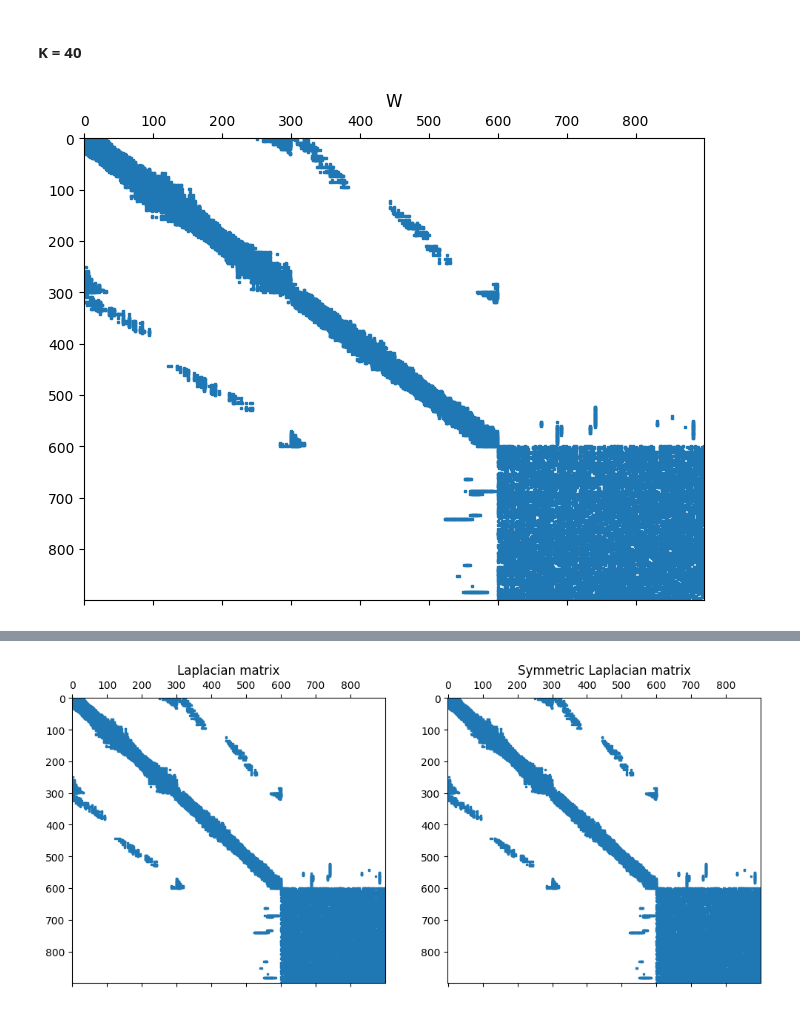
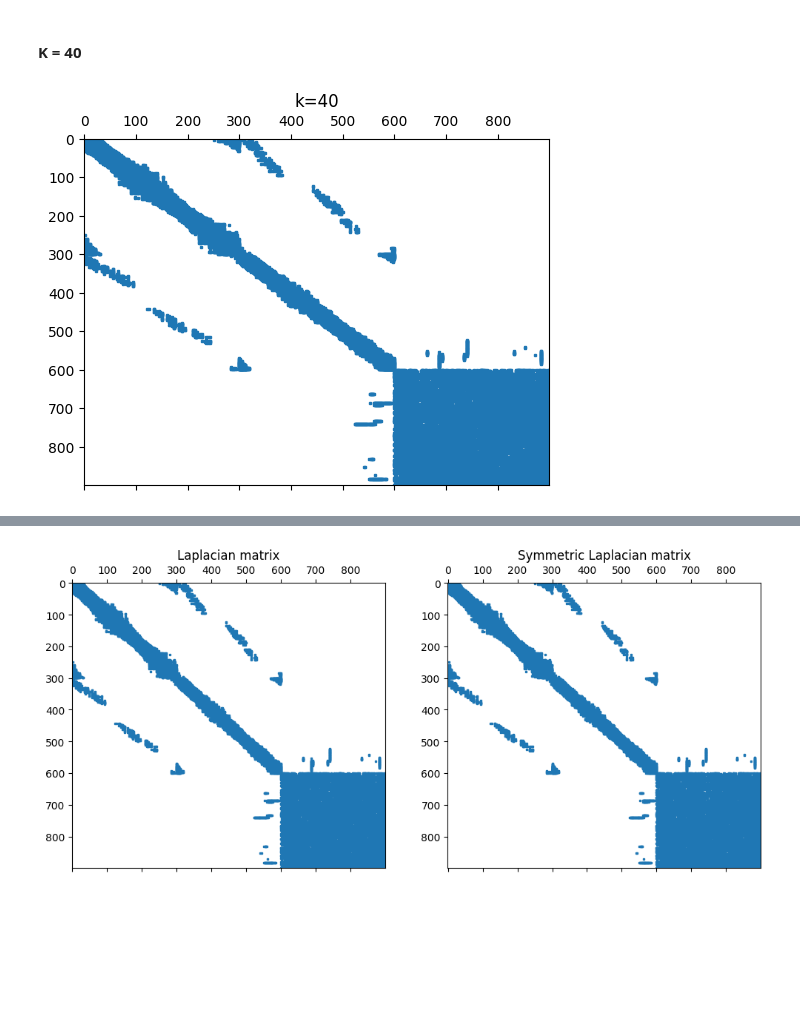
Before and after one commit to chiaramaretto/CA-Homework2, a Jupyter notebook: Maretto_Gosmar_HWSC.ipynb, the cells around one changed output, grey strips where cells are left out. Drawn from its saved outputs; the diff is of its cells as text; code cells hidden in the pictures; blank space fills up the shorter version.

```diff
--- a/Maretto_Gosmar_HWSC.ipynb
+++ b/Maretto_Gosmar_HWSC.ipynb
@@ -47,16 +51,14 @@ Define the similarity function:
 $$
 s_{i,j} = \exp\left(-\frac{\|X_i - X_j\|^2}{2\sigma^2}\right)
 $$
-# %%
-def create_similarity_matrix(X, sigma):
-    n_points = X.shape[0]
-    similarity_matrix = np.zeros((n_points, n_points))
-
-    for i in range(n_points):
-        for j in range(n_points):
-            similarity_matrix[i, j] = np.exp(-(np.linalg.norm(X[i] - X[j]))**2 / (2 * sigma**2))
-
-    return similarity_matrix
+# %%
+from sklearn.metrics.pairwise import pairwise_distances
+def create_similarity_matrix(X, sigma):
+
+    dist_matrix = pairwise_distances(X, metric='euclidean')
+    similarity_matrix = np.exp(-dist_matrix**2 / (2 * sigma**2))
+
+    return similarity_matrix
 # %% [markdown]
 Given a set of data points X and the similarity function, construct the k-nearest neighborhood similarity graph and its adjacency
 matrix W.
@@ -311,17 +300,17 @@ Symmetric Laplacian - The silhouette score of the clustering with M = 3 is 0.323
 # %%
 # Define W adjacency matrix
 W = create_adjacency_matrix(circle_points, 40)
 # Compute D degree matrix
 D = np.zeros_like(W)
 for i in range(W.shape[0]):
     D[i, i] = np.sum(W[i, :])
 W = csr_matrix(W)
 D = csr_matrix(D)
 
 # Plot W
-plt.figure(figsize=(8, 6))
+plt.figure(figsize=(6, 4.5))
 plt.spy(W, markersize=2, aspect='auto')  # Visualize the sparsity pattern
-plt.title("W")
+plt.title("k=40")
 plt.show()
 # %% [output]
-[figure, old version]
+[figure, new version]
```
Also changed, not shown: parts of 49 cells of this notebook.
